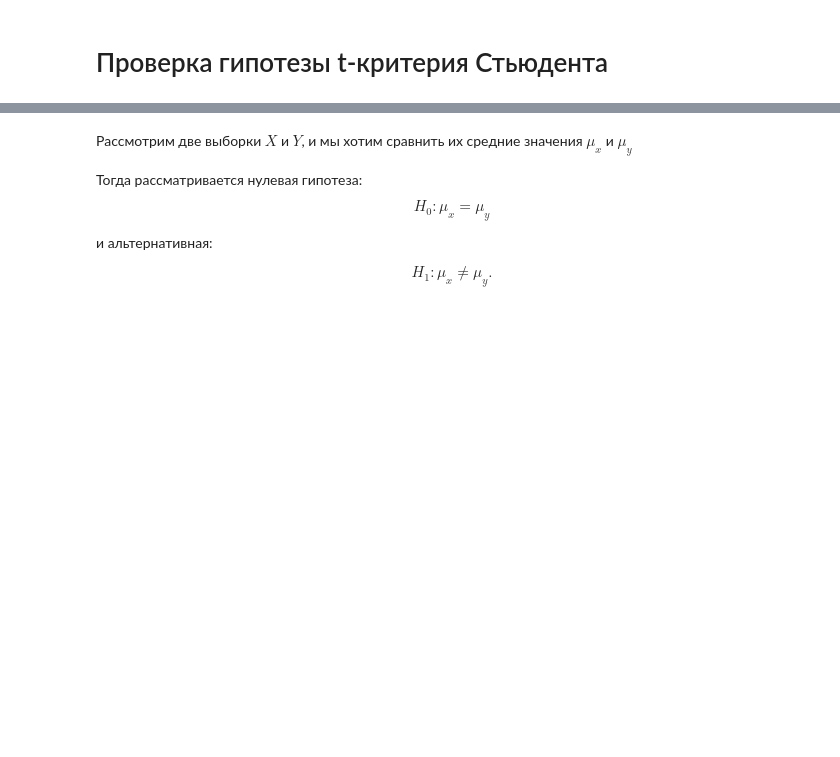
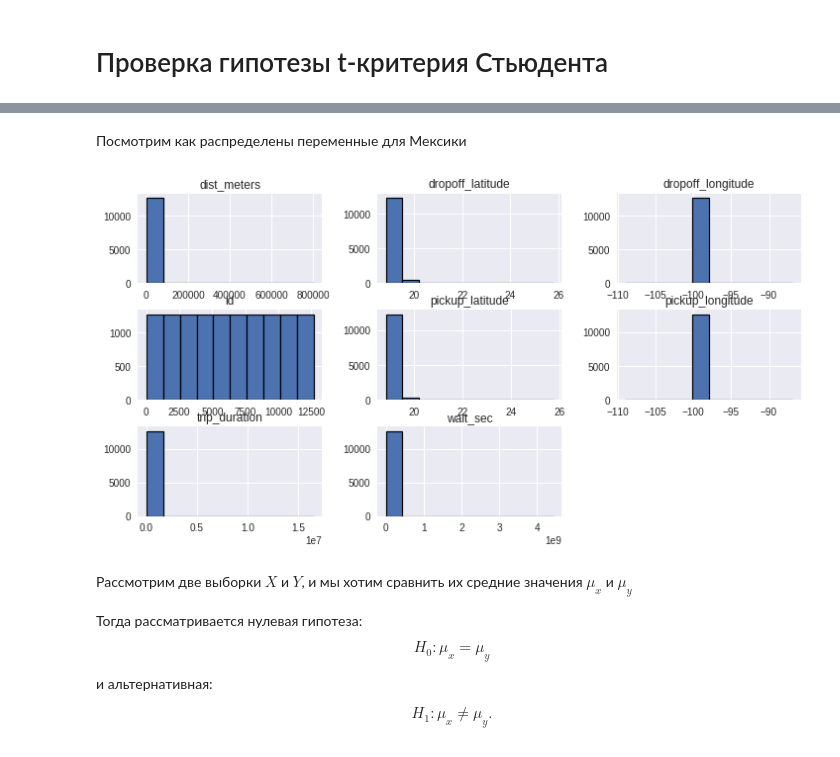
Before and after one commit to yustiks/statistics_in_python, a Jupyter notebook: statistics_3.ipynb, the cells around one changed output, grey strips where cells are left out. Saved outputs shown, nothing was run; the diff lists cells and outputs as text; code cells hidden in the pictures; blank space fills up the shorter version.

```diff
--- a/statistics_3.ipynb
+++ b/statistics_3.ipynb
@@ -359,3 +427,12 @@ taxi_mex = pd.read_csv(io.StringIO(s.decode('utf-8')))
+# %% [markdown]
+Посмотрим как распределены переменные для Мексики
+# %%
+taxi_mex.hist(edgecolor='black', linewidth=1.2)
+fig=plt.gcf()
+fig.set_size_inches(12,6)
+plt.show()
+# %% [output]
+[figure, added]
 # %% [markdown]
 Рассмотрим две выборки $X$ и $Y$, и мы хотим сравнить их средние значения $\mu_x$ и $\mu_y$
 
```
Also changed, not shown: parts of 29 cells of this notebook.
